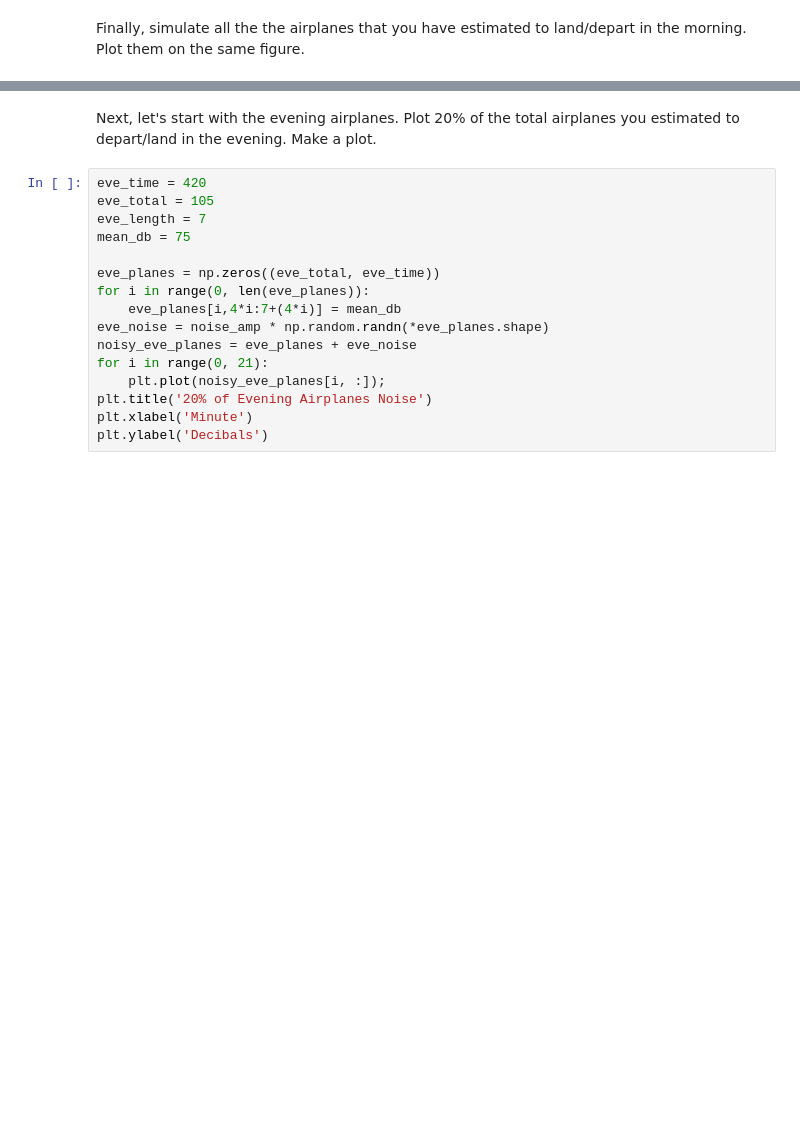
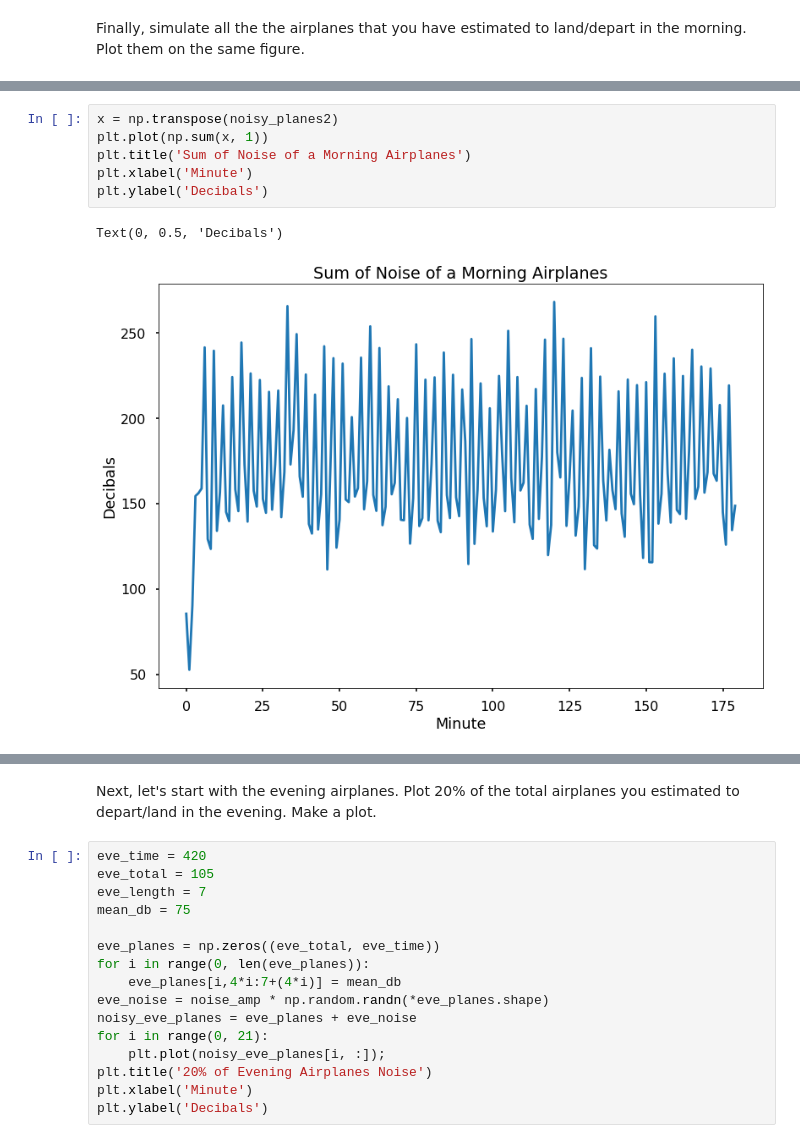
Before and after one commit to J-Dinh/PythonTutorials, a Jupyter notebook: tutorial010Exercise.ipynb, the cells around one changed output, grey strips where cells are left out. Cells and saved outputs as stored; diff of their text form; blank space fills up the shorter version.

```diff
--- a/tutorial010Exercise.ipynb
+++ b/tutorial010Exercise.ipynb
@@ -118,0 +101,9 @@ Text(0, 0.5, 'Decibals')
+# %%
+x = np.transpose(noisy_planes2)
+plt.plot(np.sum(x, 1))
+plt.title('Sum of Noise of a Morning Airplanes')
+plt.xlabel('Minute')
+plt.ylabel('Decibals')
+# %% [output]
+Text(0, 0.5, 'Decibals')
+[figure, added]
```
Also changed, not shown: parts of 22 cells of this notebook, 4 other files.
